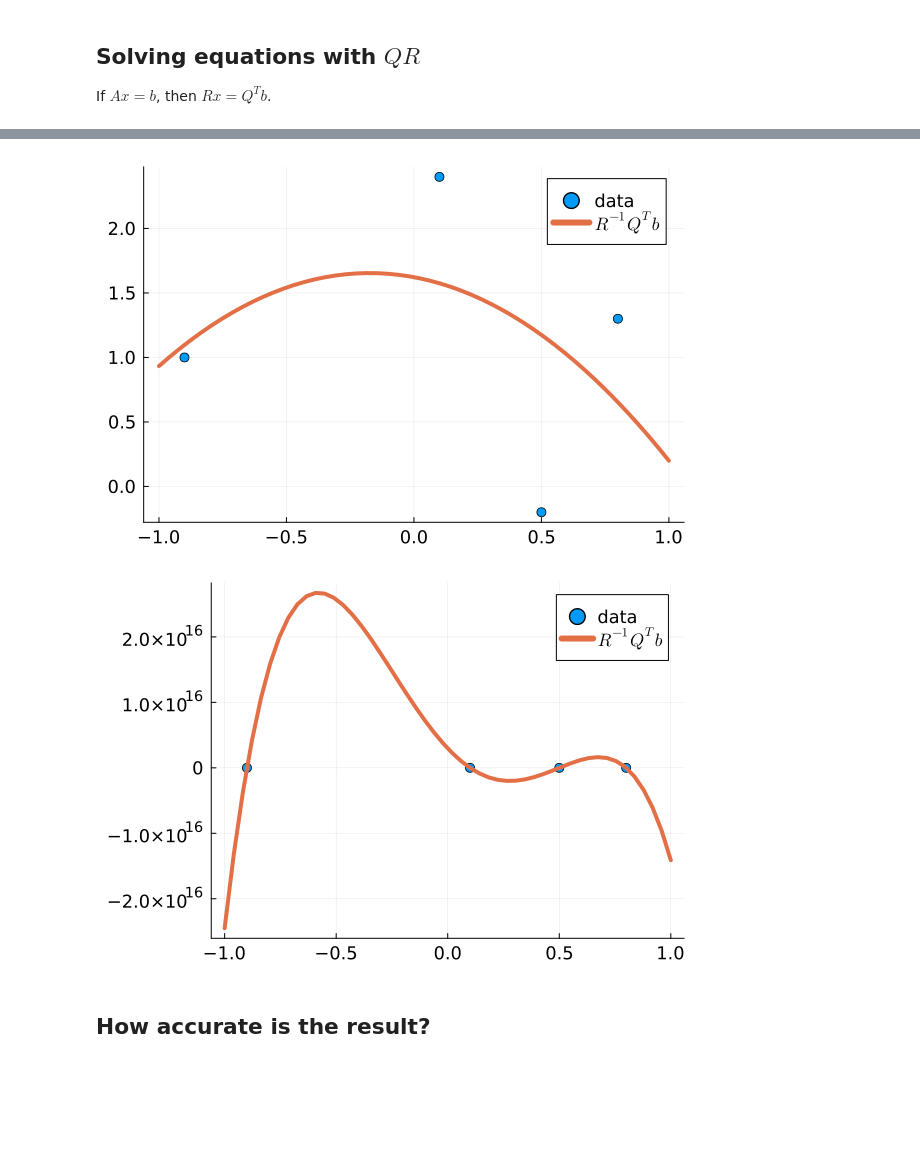
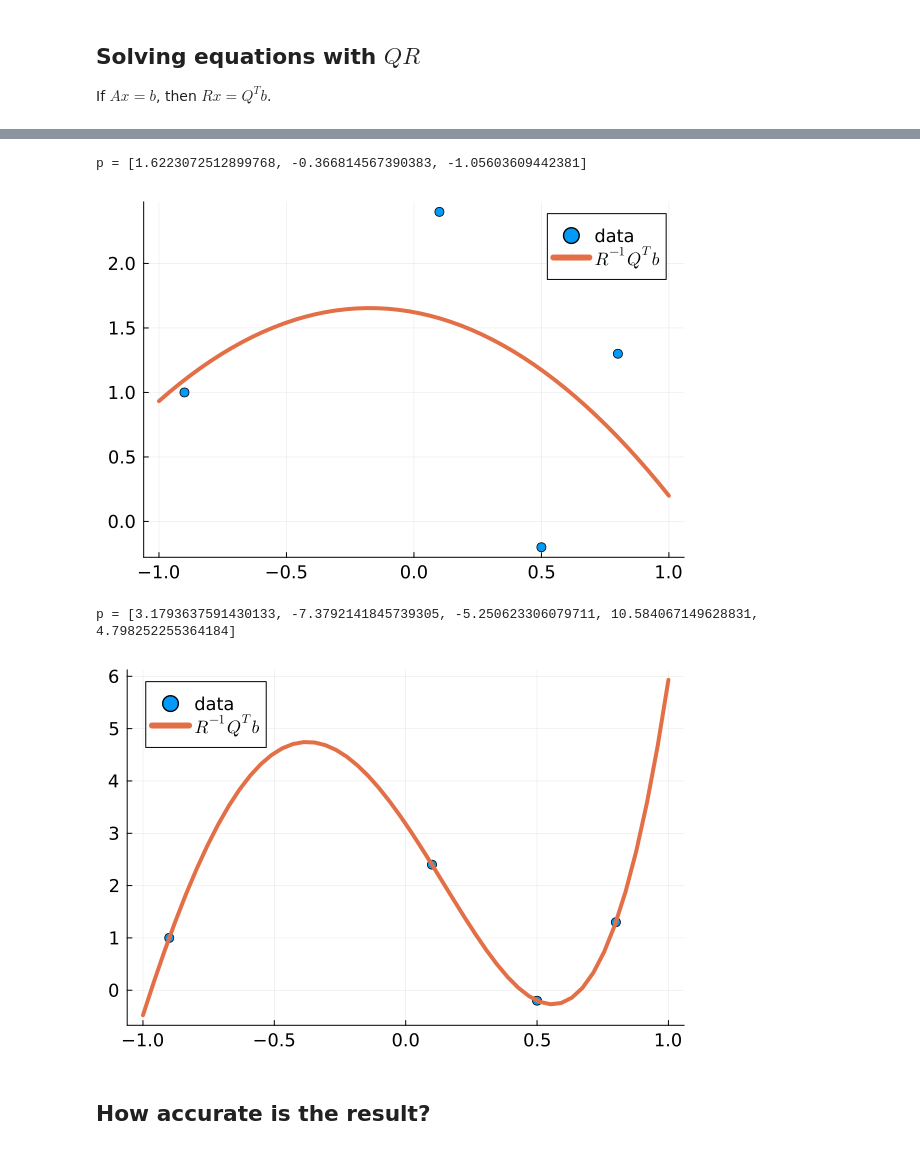
Before and after one commit to jeremylt/csci-3656-fall-2025, a Jupyter notebook: source/notebooks/2025-09-24-QR-Factorization.ipynb, the cells around one changed output, grey strips where cells are left out. Saved outputs shown, nothing was run; the diff lists cells and outputs as text; code cells hidden in the pictures; blank space fills up the shorter version.

```diff
--- a/source/notebooks/2025-09-24-QR-Factorization.ipynb
+++ b/source/notebooks/2025-09-24-QR-Factorization.ipynb
@@ -99,20 +102,29 @@ plot!(x, vander(x, 4) * p, label="\$R^{-1}Q^Tb\$")
 [figure]
 # %%
 # What about a lower order polynomial?
+# This is a least squares fit
 Q, R = gram_schmidt_naive(vander(x1, 3))
-p = R \ (Q' * y1) # Using \ to solve R^-1, easy for upper triangular
+p = R \ (Q' * y1)
+@show p
+
 scatter(x1, y1, label="data")
 plot!(x, vander(x, 3) * p, label="\$R^{-1}Q^Tb\$")
 # %% [output]
+p = [1.6223072512899768, -0.366814567390383, -1.05603609442381]
 [figure]
 # %%
 # What about a higher order polynomial?
-Q, R = gram_schmidt_naive(vander(x1, 5))
-p = R \ (Q' * y1) # Using \ to solve R^-1, easy for upper triangular
+Q, R = gram_schmidt_naive(vander(x1, 5)')
+# Note - actually solving A^T = QR
+# Then applying p = Q R^-T y to get minimal coefficients
+p = Q * (R' \ y1)
+@show p
+
 scatter(x1, y1, label="data")
 plot!(x, vander(x, 5) * p, label="\$R^{-1}Q^Tb\$")
 # %% [output]
+p = [3.1793637591430133, -7.3792141845739305, -5.250623306079711, 10.584067149628831, 4.798252255364184]
-[figure, old version]
+[figure, new version]
 # %% [markdown]
 ## How accurate is the result?
 # %%
```
Also changed, not shown: parts of 1 cell of this notebook, 9 other files.
